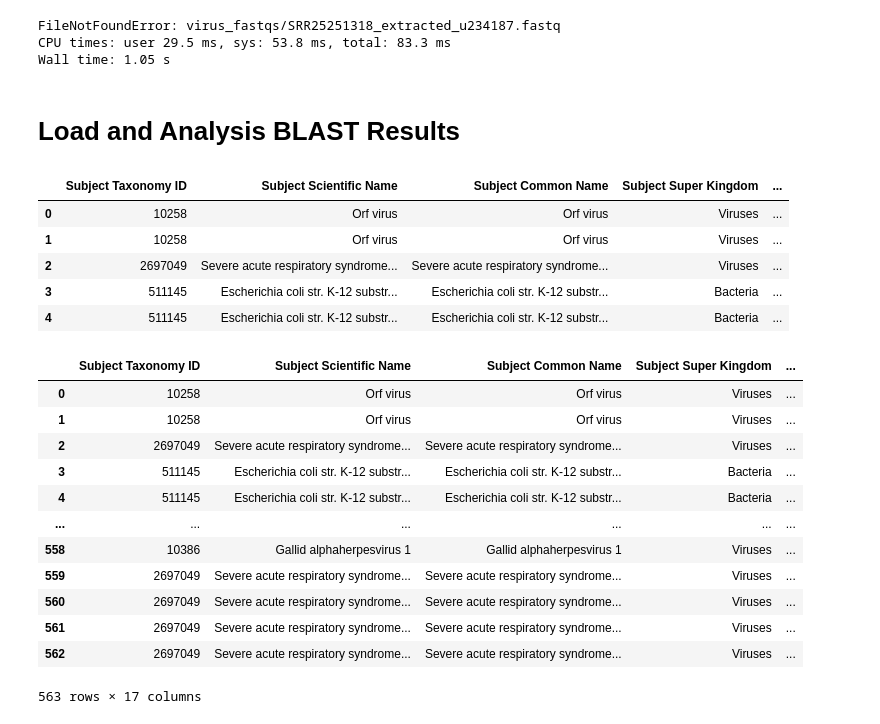
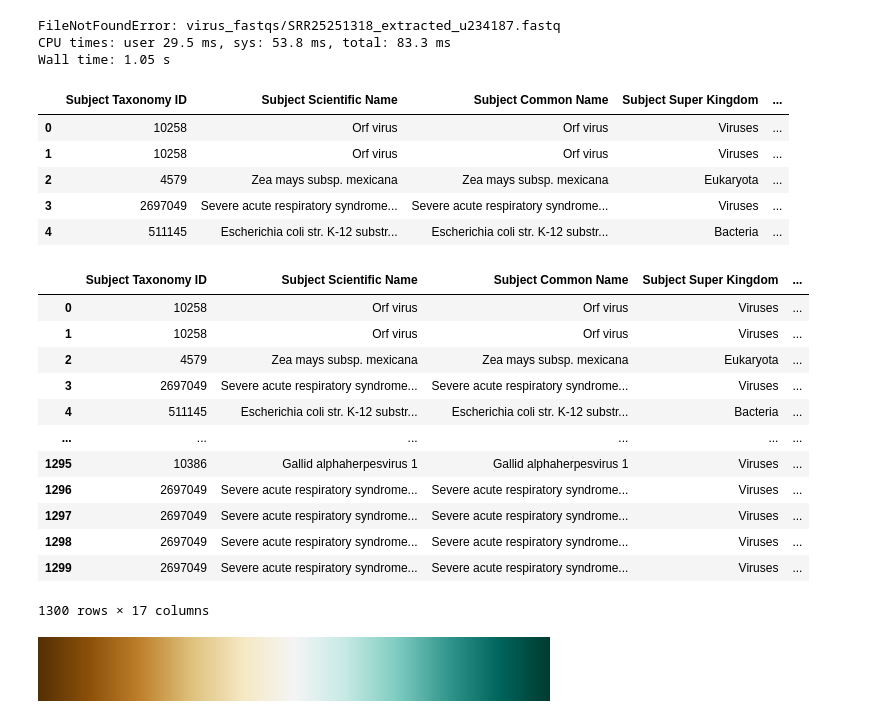
Before and after one commit to pachterlab/OP_2025, a Jupyter notebook: analysis_scripts/Virus_BLAST.ipynb, the cells around one changed output. Saved outputs shown, nothing was run; the diff lists cells and outputs as text; code cells hidden in the pictures.

```diff
--- a/analysis_scripts/Virus_BLAST.ipynb
+++ b/analysis_scripts/Virus_BLAST.ipynb
@@ -254,52 +232,54 @@ Command line argument error: Argument "query". File is not accessible:  `temp.fa
 FileNotFoundError: virus_fastqs/SRR25251318_extracted_u234187.fastq
 CPU times: user 29.5 ms, sys: 53.8 ms, total: 83.3 ms
 Wall time: 1.05 s
-# %% [markdown]
-# Load and Analysis BLAST Results
 # %%
 blast_database = "nt"
-master_df = pd.read_csv(f"/content/OP_2025/metadata_csvs/pull_out_reads_blast+_{blast_database}.csv")
+master_df = pd.read_csv(f"pull_out_reads_blast+_{blast_database}.csv")
 master_df.head()
 # %% [output]
 |  | Subject Taxonomy ID | Subject Scientific Name | Subject Common Name | Subject Super Kingdom | ... |
 | 0 | 10258 | Orf virus | Orf virus | Viruses | ... |
 | 1 | 10258 | Orf virus | Orf virus | Viruses | ... |
-| 2 | 2697049 | Severe acute respiratory syndrome... | Severe acute respiratory syndrome... | Viruses | ... |
-| 3 | 511145 | Escherichia coli str. K-12 substr... | Escherichia coli str. K-12 substr... | Bacteria | ... |
+| 2 | 4579 | Zea mays subsp. mexicana | Zea mays subsp. mexicana | Eukaryota | ... |
+| 3 | 2697049 | Severe acute respiratory syndrome... | Severe acute respiratory syndrome... | Viruses | ... |
 | 4 | 511145 | Escherichia coli str. K-12 substr... | Escherichia coli str. K-12 substr... | Bacteria | ... |
 # %%
 # Remove polyA/T alignments since these are resutls from raw reads
 master_df = master_df[
     ~(master_df["Aligned part of subject sequence"].str.contains("TTTTTTTTTTTT"))
     & ~(master_df["Aligned part of query sequence"].str.contains("TTTTTTTTTTTT"))
     & ~(master_df["Aligned part of subject sequence"].str.contains("AAAAAAAAAAAA"))
     & ~(master_df["Aligned part of query sequence"].str.contains("AAAAAAAAAAAA"))
 ]
 
 # Categorize SRRs as int
 master_df["srr_num"] = pd.factorize(master_df.srr)[0]
 
 # Add new "read" column that includes srr number as well as read number
 master_df["read"] = (
     master_df["srr_num"].astype(str) + "." + master_df["read"].astype(str)
 )
 
 # Save cleaned up df
-master_df.to_csv(f"/content/OP_2025/metadata_csvs/pull_out_reads_blast+_{blast_database}_clean.csv", index=False)
+master_df.to_csv(f"pull_out_reads_blast+_{blast_database}_clean.csv", index=False)
 
 master_df
 # %% [output]
 |  | Subject Taxonomy ID | Subject Scientific Name | Subject Common Name | Subject Super Kingdom | ... |
 | 0 | 10258 | Orf virus | Orf virus | Viruses | ... |
 | 1 | 10258 | Orf virus | Orf virus | Viruses | ... |
-| 2 | 2697049 | Severe acute respiratory syndrome... | Severe acute respiratory syndrome... | Viruses | ... |
-| 3 | 511145 | Escherichia coli str. K-12 substr... | Escherichia coli str. K-12 substr... | Bacteria | ... |
+| 2 | 4579 | Zea mays subsp. mexicana | Zea mays subsp. mexicana | Eukaryota | ... |
+| 3 | 2697049 | Severe acute respiratory syndrome... | Severe acute respiratory syndrome... | Viruses | ... |
 | 4 | 511145 | Escherichia coli str. K-12 substr... | Escherichia coli str. K-12 substr... | Bacteria | ... |
 | ... | ... | ... | ... | ... | ... |
-| 558 | 10386 | Gallid alphaherpesvirus 1 | Gallid alphaherpesvirus 1 | Viruses | ... |
-| 559 | 2697049 | Severe acute respiratory syndrome... | Severe acute respiratory syndrome... | Viruses | ... |
-| 560 | 2697049 | Severe acute respiratory syndrome... | Severe acute respiratory syndrome... | Viruses | ... |
-| 561 | 2697049 | Severe acute respiratory syndrome... | Severe acute respiratory syndrome... | Viruses | ... |
-| 562 | 2697049 | Severe acute respiratory syndrome... | Severe acute respiratory syndrome... | Viruses | ... |
+| 1295 | 10386 | Gallid alphaherpesvirus 1 | Gallid alphaherpesvirus 1 | Viruses | ... |
+| 1296 | 2697049 | Severe acute respiratory syndrome... | Severe acute respiratory syndrome... | Viruses | ... |
+| 1297 | 2697049 | Severe acute respiratory syndrome... | Severe acute respiratory syndrome... | Viruses | ... |
+| 1298 | 2697049 | Severe acute respiratory syndrome... | Severe acute respiratory syndrome... | Viruses | ... |
+| 1299 | 2697049 | Severe acute respiratory syndrome... | Severe acute respiratory syndrome... | Viruses | ... |
-563 rows × 17 columns
+1300 rows × 17 columns
+# %%
+matplotlib.cm.get_cmap("BrBG")
+# %% [output]
+[figure, added]
 # %%
```
Also changed, not shown: parts of 9 cells of this notebook, 5 other files.
